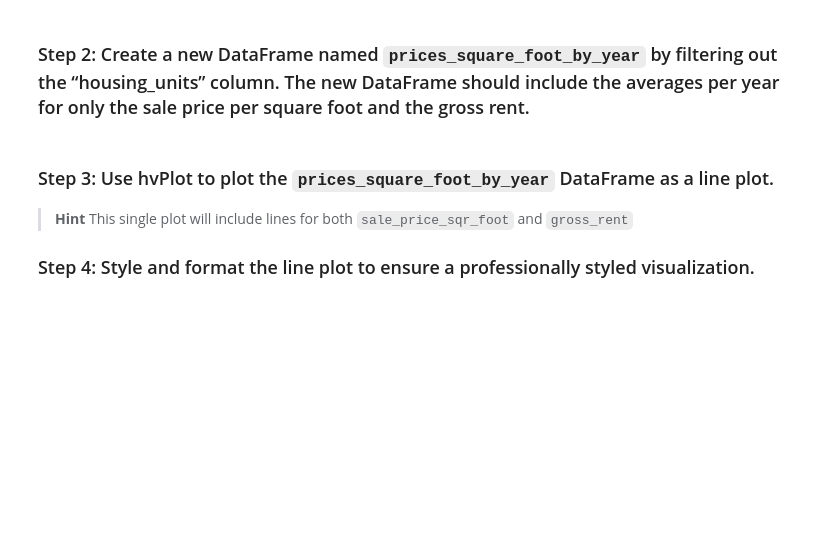
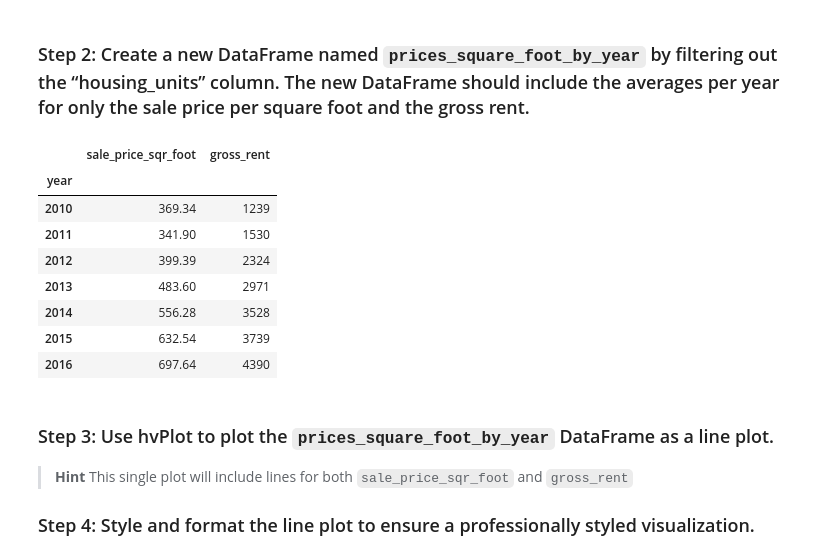
Before and after one commit to stefimaz/Fintech_Database, a Jupyter notebook: Challenge6/san_francisco_housing.ipynb, the cells around one changed output. Drawn from its saved outputs; the diff is of its cells as text; code cells hidden in the pictures; blank space fills up the shorter version.

```diff
--- a/Challenge6/san_francisco_housing.ipynb
+++ b/Challenge6/san_francisco_housing.ipynb
@@ -245,10 +257,20 @@ prices_square_foot_by_year = # YOUR CODE HERE
 # %%
 # Filter out the housing_units column, creating a new DataFrame
 # Keep only sale_price_sqr_foot and gross_rent averages per year
-prices_square_foot_by_year = # YOUR CODE HERE
+prices_square_foot_by_year = prices_square_foot_by_year.drop(columns=["housing_units"])
 
 # Review the DataFrame
-# YOUR CODE HERE
+prices_square_foot_by_year
+# %% [output]
+|  | sale_price_sqr_foot | gross_rent |
+| year |  |  |
+| 2010 | 369.34 | 1239 |
+| 2011 | 341.90 | 1530 |
+| 2012 | 399.39 | 2324 |
+| 2013 | 483.60 | 2971 |
+| 2014 | 556.28 | 3528 |
+| 2015 | 632.54 | 3739 |
+| 2016 | 697.64 | 4390 |
 # %% [markdown]
 ### Step 3: Use hvPlot to plot the `prices_square_foot_by_year` DataFrame as a line plot.
 
```
Also changed, not shown: parts of 7 cells of this notebook.
